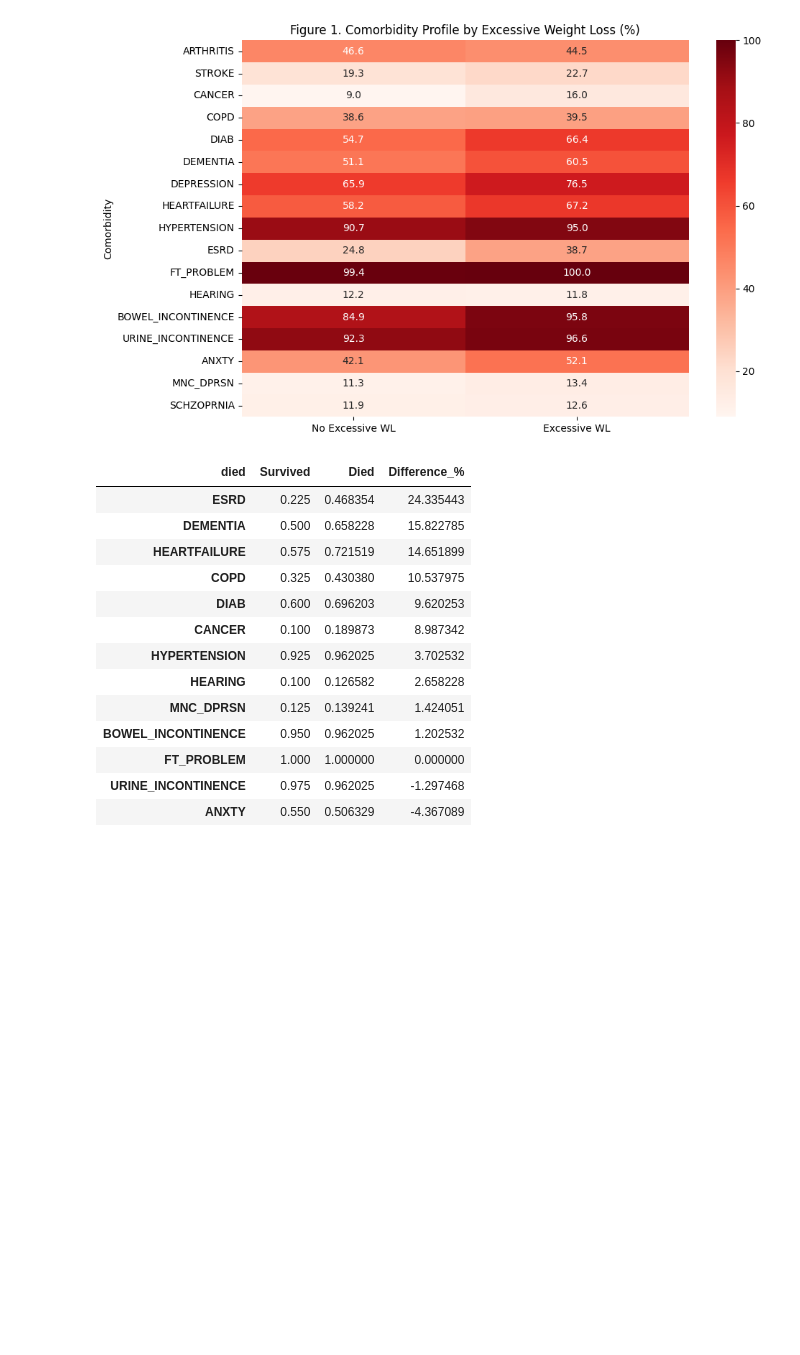
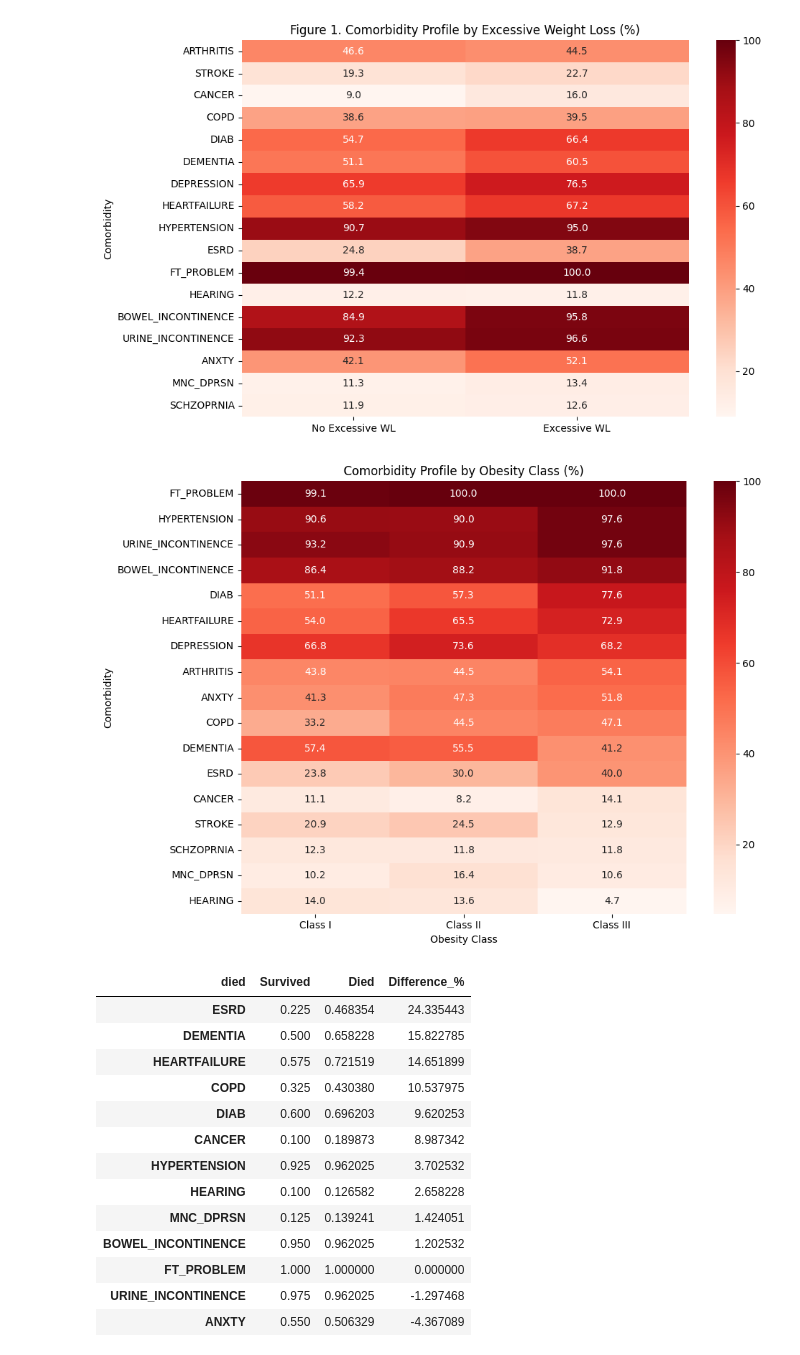
Before and after one commit to LiAndrw/NursingHomeResearchNE, a Jupyter notebook: testing_notebook.ipynb, the cells around one changed output. Cells and saved outputs as stored; diff of their text form; code cells hidden in the pictures; blank space fills up the shorter version.

```diff
--- a/code2.ipynb
+++ b/testing_notebook.ipynb
@@ -1171,6 +1182,40 @@ plt.tight_layout()
 plt.show()
 # %% [output]
 [figure]
+# %%
+# Keep only obesity classes (non-null)
+hm_subset = summary_df2.loc[summary_df2['Obesity_Class'].notna()].copy()
+
+# Make ordering explicit (important for heatmap row order)
+hm_subset['Obesity_Class'] = pd.Categorical(
+    hm_subset['Obesity_Class'],
+    categories=['Class I', 'Class II', 'Class III'],
+    ordered=True
+)
+
+heatmap_ob_df = (
+    hm_subset
+    .groupby('Obesity_Class')[illness_cols]
+    .mean()
+    .T
+)
+
+heatmap_ob_df = heatmap_ob_df.sort_values(by='Class III', ascending=False)
+
+plt.figure(figsize=(10, 7))
+sns.heatmap(
+    heatmap_ob_df * 100,
+    annot=True,
+    fmt=".1f",
+    cmap="Reds"
+)
+plt.title("Comorbidity Profile by Obesity Class (%)")
+plt.xlabel("Obesity Class")
+plt.ylabel("Comorbidity")
+plt.tight_layout()
+plt.show()
+# %% [output]
+[figure, added]
 # %%
 subset = summary_df2[
     (summary_df2['Excessive_WL'] == 1) &
```
Also changed, not shown: parts of 11 cells of this notebook, 11 other files.
